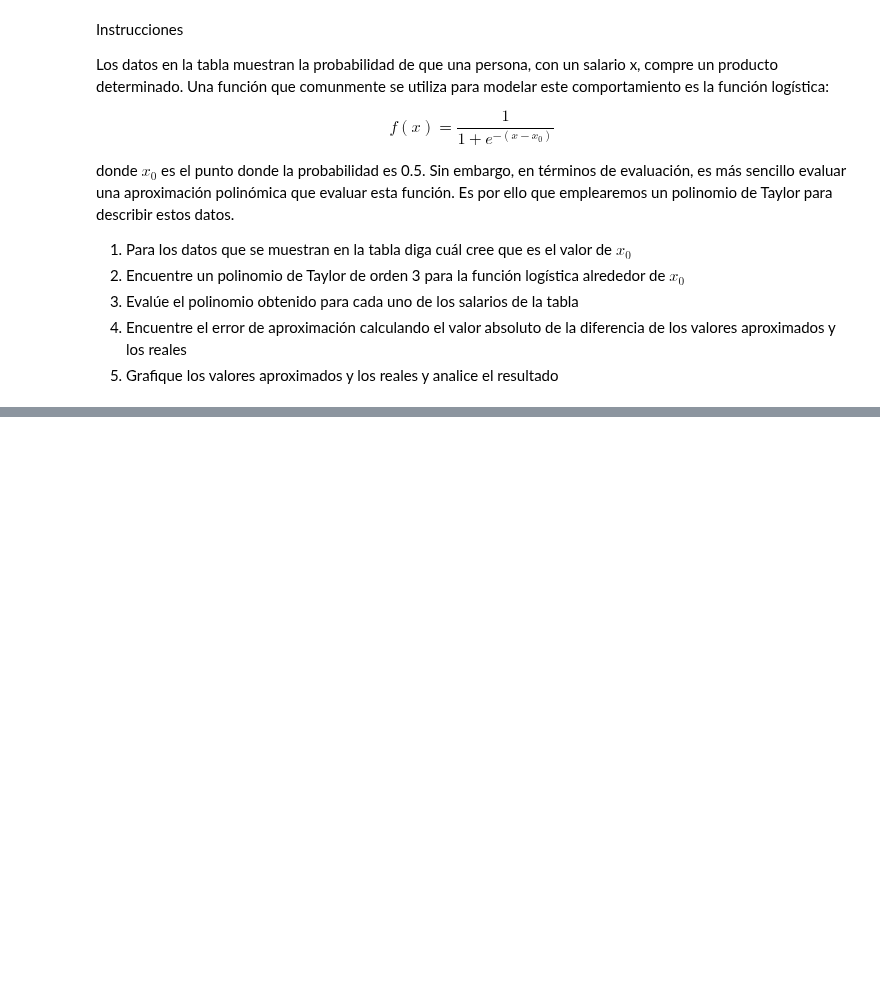
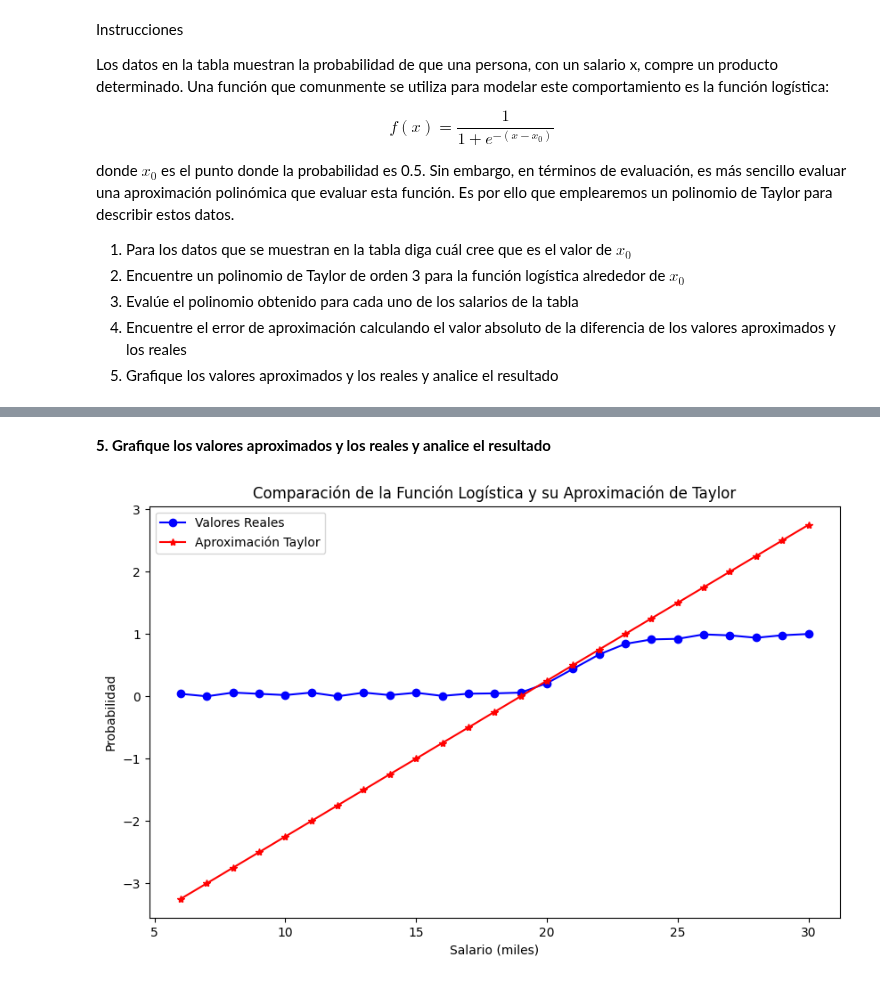
Before and after one commit to AminadabC/MIAAD, a Jupyter notebook: Matematicas/Actividad_Taylor.ipynb, the cells around one changed output, grey strips where cells are left out. Cells and saved outputs as stored; diff of their text form; code cells hidden in the pictures; blank space fills up the shorter version.

```diff
--- a/Matematicas/Actividad_Taylor.ipynb
+++ b/Matematicas/Actividad_Taylor.ipynb
@@ -47,0 +54,5 @@ print(df)
+# %%
+# 1. Encontrar x0 (el punto donde la probabilidad es 0.5)
+x0_index = (df['Probabilidad'] - 0.5).abs().idxmin()
+x0 = df.loc[x0_index, 'salario en miles']
+x0
@@ -47,0 +63,9 @@ print(df)
+# %%
+# 2. Polinomio de Taylor de orden 3 alrededor de x0
+x = symbols('x')
+f_x = 1 / (1 + exp(-(x - x0)))
+taylor_poly = f_x.series(x, x0, 3).removeO()
+
+def eval_taylor(x_val, x0, taylor_expr):
+    """ Evalúa el polinomio de Taylor en un punto dado """
+    return float(taylor_expr.subs(x, x_val))
@@ -47,0 +74,3 @@ print(df)
+# %%
+df['taylor_aprox'] = df['salario en miles'].apply(lambda s: eval_taylor(s, x0, taylor_poly))
+df
@@ -47,0 +97,2 @@ print(df)
+# %%
+df['error'] = abs(df['taylor_aprox'] - df['Probabilidad'])
@@ -47,0 +119,13 @@ print(df)
+# %% [markdown]
+**5. Grafique los valores aproximados y los reales y analice el resultado**
+# %%
+plt.figure(figsize=(10, 6))
+plt.plot(df['salario en miles'], df['Probabilidad'], 'bo-', label='Valores Reales')
+plt.plot(df['salario en miles'], df['taylor_aprox'], 'r*-', label='Aproximación Taylor')
+plt.xlabel('Salario (miles)')
+plt.ylabel('Probabilidad')
+plt.legend()
+plt.title('Comparación de la Función Logística y su Aproximación de Taylor')
+plt.show()
+# %% [output]
+[figure, added]
```
Also changed, not shown: parts of 9 cells of this notebook.
